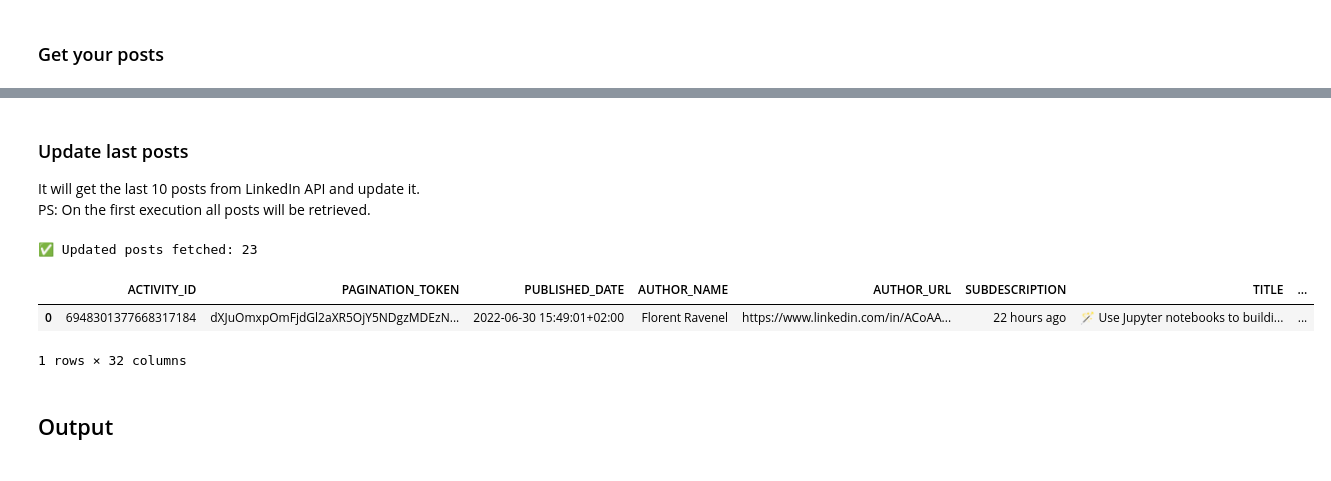
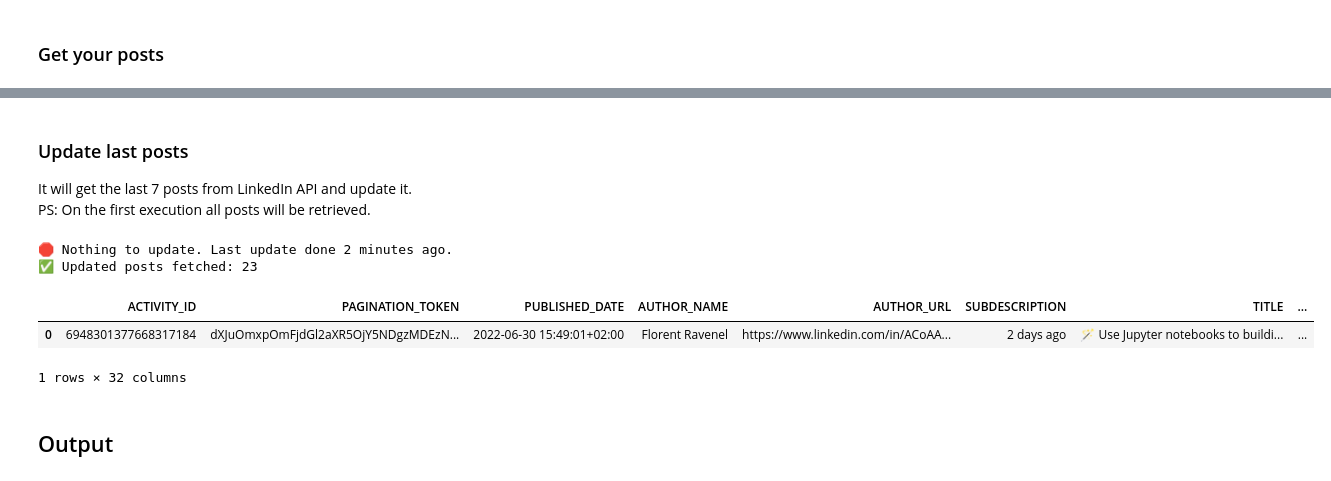
Before and after one commit to jupyter-naas/naas-content-engine, a Jupyter notebook: LinkedIn/LinkedIn_Get_profile_posts_stats.ipynb, the cells around one changed output, grey strips where cells are left out. Cells and saved outputs as stored; diff of their text form; code cells hidden in the pictures.

```diff
--- a/LinkedIn/LinkedIn_Get_profile_posts_stats.ipynb
+++ b/LinkedIn/LinkedIn_Get_profile_posts_stats.ipynb
@@ -68,48 +68,48 @@ df_posts.head(1)
 1 rows × 32 columns
 # %% [markdown]
 ### Update last posts
-It will get the last 10 posts from LinkedIn API and update it.<br>
+It will get the last 7 posts from LinkedIn API and update it.<br>
 PS: On the first execution all posts will be retrieved.
 # %%
 def update_posts(df_posts,
                  profile_url,
                  key="POST_URL",
-                 no_posts=10,
+                 no_posts=7,
                  min_updated_time=300):
     # Init output
     df = pd.DataFrame()
     df_new = pd.DataFrame()
 
     # Init df posts is empty then return entire database
     if len(df_posts) > 0:
         if "DATE_EXTRACT" in df_posts.columns:
             last_update_date = df_posts["DATE_EXTRACT"].max()
             time_last_update = datetime.now() - datetime.strptime(last_update_date, "%Y-%m-%d %H:%M:%S")
             minute_last_update = time_last_update.total_seconds() / 60
             if minute_last_update > min_updated_time:
                 # If df posts not empty get the last X posts (new and already existing)
                 df_new = linkedin.connect(LI_AT, JSESSIONID).profile.get_posts_feed(profile_url,
-                                                                                    limit=no_posts,
-                                                                                    sleep=False)
+                                                                                    limit=no_posts)
             else:
                 print(f"🛑 Nothing to update. Last update done {int(minute_last_update)} minutes ago.")
     else:
         df_new = linkedin.connect(LI_AT, JSESSIONID).profile.get_posts_feed(profile_url,
                                                                             limit=-1)
 
     # Concat, save database in CSV and dependency in production
     df = pd.concat([df_new, df_posts]).drop_duplicates(key, keep="first")
 
     # Return all posts
     print(f"✅ Updated posts fetched:", len(df))
     return df.reset_index(drop=True)
 
 df_update = update_posts(df_posts, LINKEDIN_PROFILE_URL)
 df_update.head(1)
 # %% [output]
+🛑 Nothing to update. Last update done 2 minutes ago.
 ✅ Updated posts fetched: 23
 |  | ACTIVITY_ID | PAGINATION_TOKEN | PUBLISHED_DATE | AUTHOR_NAME | AUTHOR_URL | SUBDESCRIPTION | TITLE | ... |
-| 0 | 6948301377668317184 | dXJuOmxpOmFjdGl2aXR5OjY5NDgzMDEzN... | 2022-06-30 15:49:01+02:00 | Florent Ravenel | https://www.linkedin.com/in/ACoAA... | 22 hours ago | 🪄 Use Jupyter notebooks to buildi... | ... |
+| 0 | 6948301377668317184 | dXJuOmxpOmFjdGl2aXR5OjY5NDgzMDEzN... | 2022-06-30 15:49:01+02:00 | Florent Ravenel | https://www.linkedin.com/in/ACoAA... | 2 days ago | 🪄 Use Jupyter notebooks to buildi... | ... |
 1 rows × 32 columns
 # %% [markdown]
 ## Output
```
Also changed, not shown: parts of 1 cell of this notebook, 2 other files.
